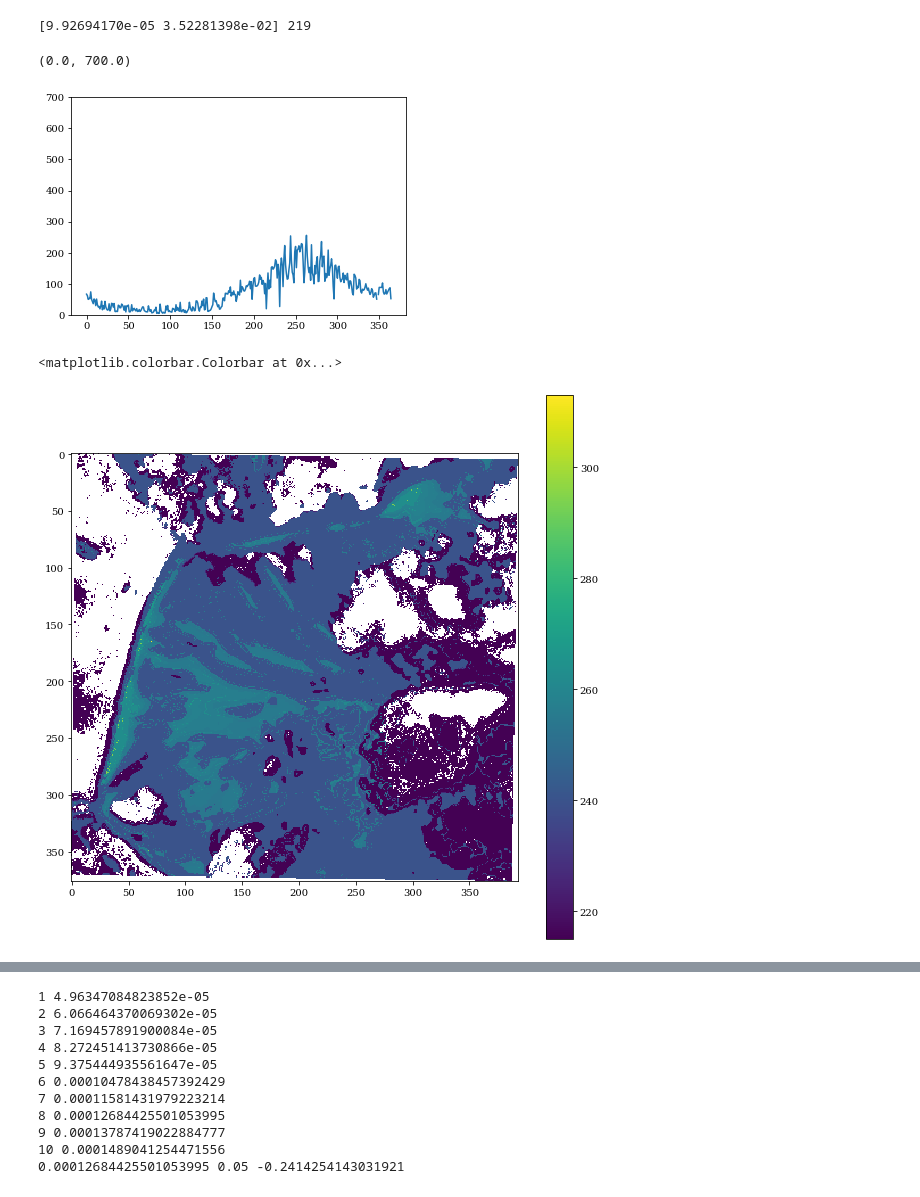
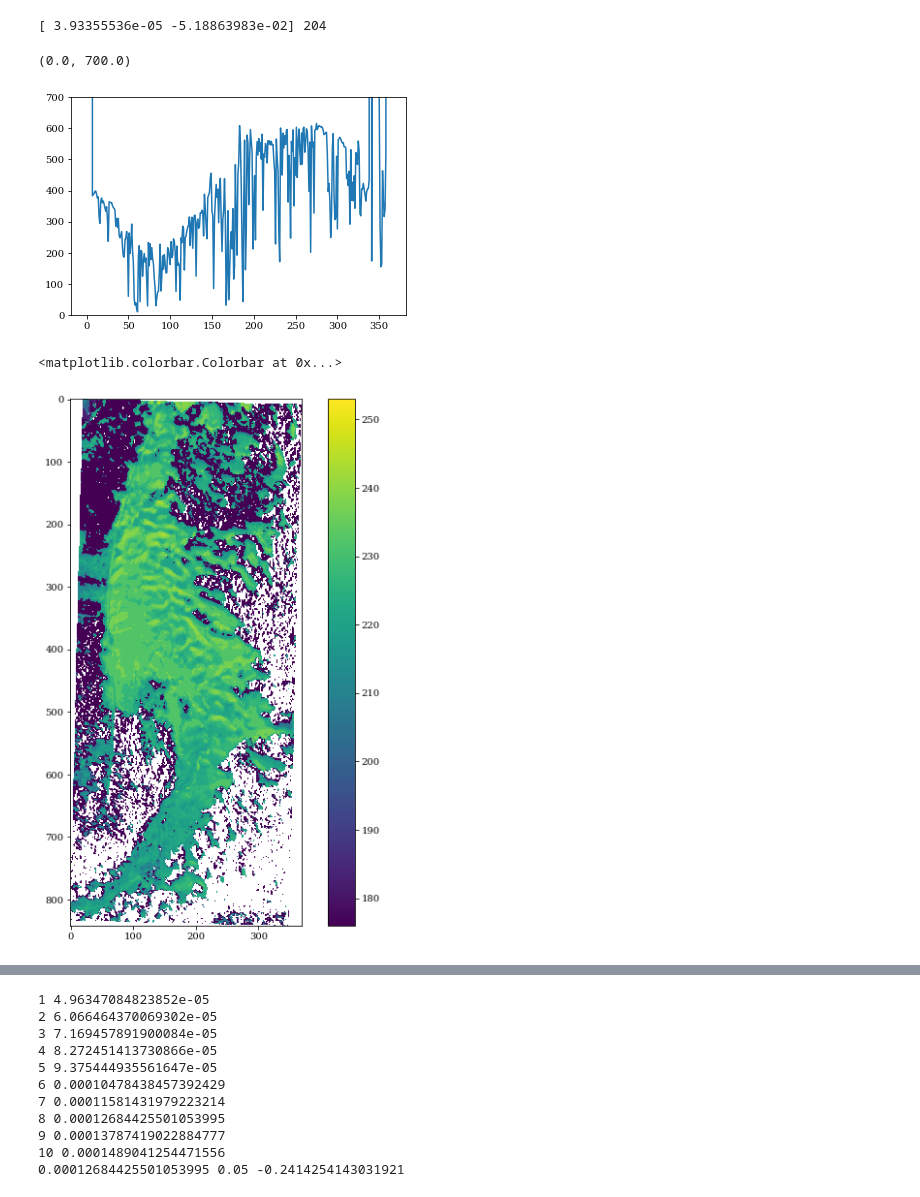
Before and after one commit to jupflug/CSDA_scripts, a Jupyter notebook: 5_process_Reconstruction.ipynb, the cells around one changed output, grey strips where cells are left out. Cells and saved outputs as stored; diff of their text form; code cells hidden in the pictures.

```diff
--- a/5_process_Reconstruction.ipynb
+++ b/5_process_Reconstruction.ipynb
@@ -9,6 +10,18 @@ from scipy.interpolate import interp1d
 plt.rcParams['font.family'] = 'DeJavu Serif'
 plt.rcParams['font.serif'] = ['Times New Roman']
 # %%
+DOMID = 'DAN'
+year_value = 2020
+year_idx = 1
+meadows_direc = '/Users/jpflug/Documents/Projects/cubesatReanaly/Data/Meadows/DAN/self_classified/SCA/'
+dsd_file = meadows_direc+'processed_'+str(year_value)+'/DSD.npy'
+dsd_cubeFile = meadows_direc+'processed_'+str(year_value)+'/DSD_stacked.npy'
+dsd_daydiffFile = meadows_direc+'processed_'+str(year_value)+'/DSD_daydiff.npy'
+pillow_direc = '/Users/jpflug/Documents/Projects/cubesatReanaly/Data/PillowData/DAN/'
+class_file = meadows_direc+'classified_quartile.npy'
+lidar_direc = '/Users/jpflug/Documents/Projects/cubesatReanaly/Data/ASOdata/DAN/'
+start_wy = pd.Timestamp(str(year_value-1)+'-10-01 00:00:00')
+
 # DOMID = 'GIN'
 # year_value = 2023
 # year_idx = 4
@@ -65,53 +78,41 @@ plt.rcParams['font.serif'] = ['Times New Roman']
 # dsd_cubeFile = meadows_direc+str(year_value)+'/DSD_stacked.npy'
 # dsd_daydiffFile = meadows_direc+str(year_value)+'/DSD_daydiff.npy'
 # pillow_direc = '/Users/jpflug/Documents/Projects/cubesatReanaly/Data/PillowData/551/'
 # class_file = meadows_direc+'classified_quartile.npy'
 # lidar_direc = '/Users/jpflug/Documents/Projects/cubesatReanaly/Data/ASOdata/551/'
 # start_wy = pd.Timestamp(str(year_value-1)+'-10-01 00:00:00')
 
-# DOMID = 'DAN'
-# year_value = 2020
-# year_idx = 1
-# meadows_direc = '/Users/jpflug/Documents/Projects/cubesatReanaly/Data/Meadows/DAN/'
+# DOMID = '869'
+# year_value = 2022
+# year_idx = 3
+# meadows_direc = '/Users/jpflug/Documents/Projects/cubesatReanaly/Data/Meadows/869/'
 # dsd_file = meadows_direc+str(year_value)+'/DSD.npy'
 # dsd_cubeFile = meadows_direc+str(year_value)+'/DSD_stacked.npy'
 # dsd_daydiffFile = meadows_direc+str(year_value)+'/DSD_daydiff.npy'
-# pillow_direc = '/Users/jpflug/Documents/Projects/cubesatReanaly/Data/PillowData/DAN/'
+# pillow_direc = '/Users/jpflug/Documents/Projects/cubesatReanaly/Data/PillowData/869/'
 # class_file = meadows_direc+'classified_quartile.npy'
-# lidar_direc = '/Users/jpflug/Documents/Projects/cubesatReanaly/Data/ASOdata/DAN/'
+# lidar_direc = '/Users/jpflug/Documents/Projects/cubesatReanaly/Data/ASOdata/869/'
 # start_wy = pd.Timestamp(str(year_value-1)+'-10-01 00:00:00')
-
-DOMID = '869'
-year_value = 2022
-year_idx = 3
-meadows_direc = '/Users/jpflug/Documents/Projects/cubesatReanaly/Data/Meadows/869/'
-dsd_file = meadows_direc+str(year_value)+'/DSD.npy'
-dsd_cubeFile = meadows_direc+str(year_value)+'/DSD_stacked.npy'
-dsd_daydiffFile = meadows_direc+str(year_value)+'/DSD_daydiff.npy'
-pillow_direc = '/Users/jpflug/Documents/Projects/cubesatReanaly/Data/PillowData/869/'
-class_file = meadows_direc+'classified_quartile.npy'
-lidar_direc = '/Users/jpflug/Documents/Projects/cubesatReanaly/Data/ASOdata/869/'
-start_wy = pd.Timestamp(str(year_value-1)+'-10-01 00:00:00')
 
 # dsd_file = '/Users/jpflug/Documents/Projects/cubesatReanaly/Data/Meadows/793/'+str(year_value)+'/DSD.npy'
 # dsd_cubeFile = '/Users/jpflug/Documents/Projects/cubesatReanaly/Data/Meadows/793/'+str(year_value)+'/DSD_stacked.npy'
 # dsd_daydiffFile = '/Users/jpflug/Documents/Projects/cubesatReanaly/Data/Meadows/793/'+str(year_value)+'/DSD_daydiff.npy'
 # pillow_direc = '/Users/jpflug/Documents/Projects/cubesatReanaly/Data/PillowData/793/'
 # class_file = '/Users/jpflug/Documents/Projects/cubesatReanaly/Data/Meadows/793/classified_quartile.npy'
 # lidar_direc = '/Users/jpflug/Documents/Projects/cubesatReanaly/Data/ASOdata/793/'
 
 # just for now, read in the actual values when ready
 MF = np.load(pillow_direc+str(year_value)+'/MF.npy')
 MD = np.load(pillow_direc+str(year_value)+'/MD.npy',allow_pickle=True).item()
 MD = (MD-start_wy).days
 print(MF,MD)
 dailySW = np.load(pillow_direc+str(year_value)+'/meltSeason_SW.npy')
 plt.plot(dailySW)
 plt.ylim([0,700])
 # %% [output]
-[9.92694170e-05 3.52281398e-02] 219
+[ 3.93355536e-05 -5.18863983e-02] 204
 (0.0, 700.0)
-[figure, old version]
+[figure, new version]
 # %%
 dsd = np.load(dsd_file)[year_idx,:,:]
 
@@ -121,7 +122,7 @@ out = ax.imshow(dsd,interpolation='none')
 fg.colorbar(out)
 # %% [output]
 <matplotlib.colorbar.Colorbar at 0x...>
-[figure, old version]
+[figure, new version]
 # %%
 # load the data for the snow-class specific SDCs
 dsdCube = np.load(dsd_cubeFile)
```
Also changed, not shown: parts of 21 cells of this notebook, 2 other files.
